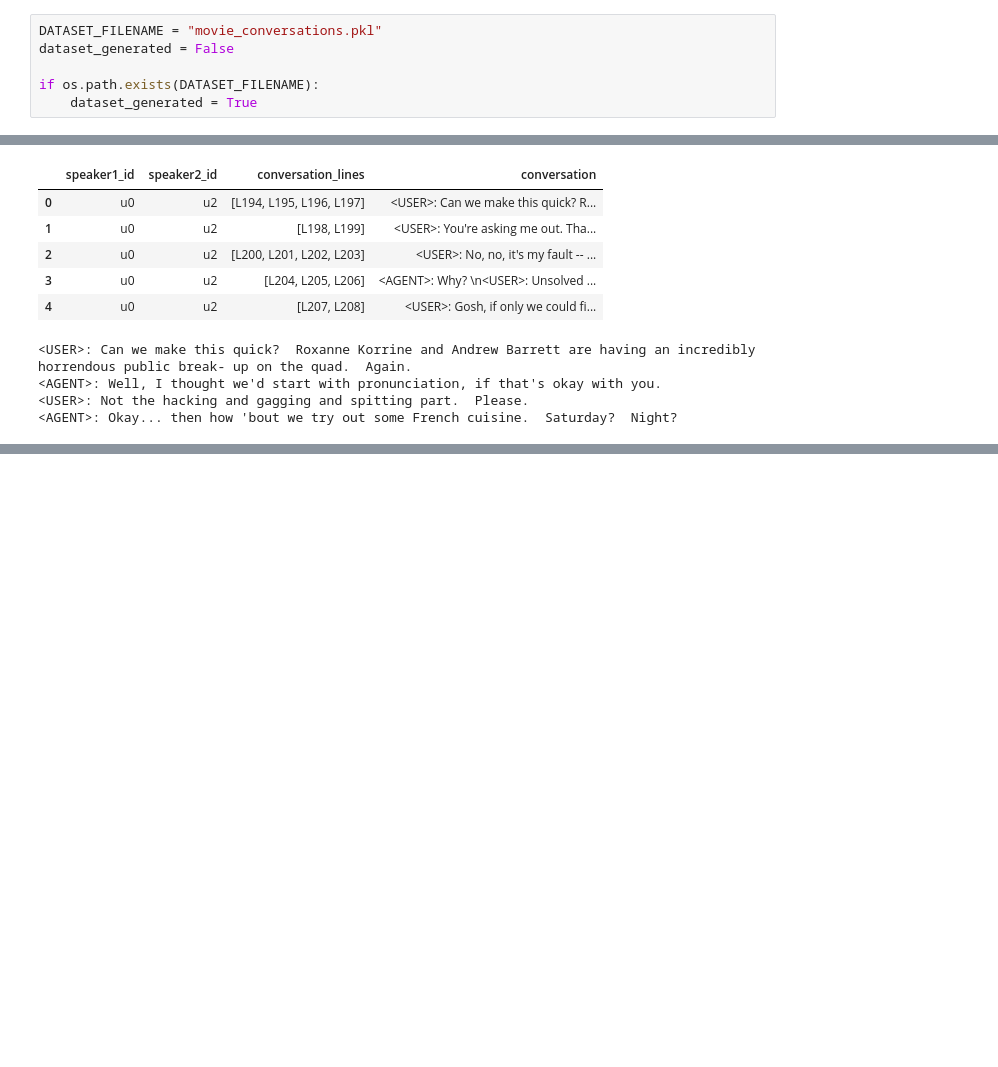
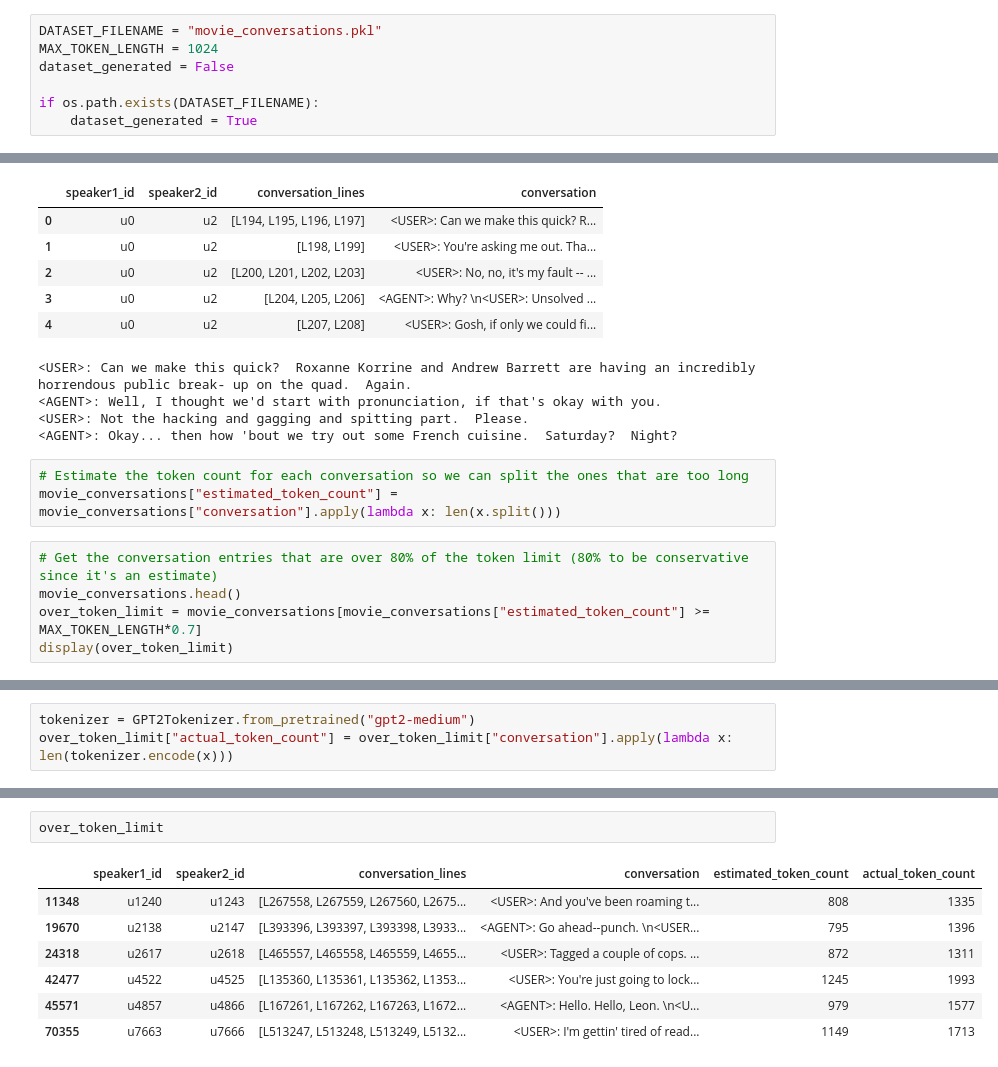
Before and after one commit to julietlawton/generative-chat-bot, a Jupyter notebook: project.ipynb, the cells around one changed output, grey strips where cells are left out. Cells and saved outputs as stored; diff of their text form; blank space fills up the shorter version.

Commit message:
Check token length to split entries that are too long

```diff
--- a/project.ipynb
+++ b/project.ipynb
@@ -17,6 +17,7 @@ INFO: Pandarallel will run on 8 workers.
 INFO: Pandarallel will use standard multiprocessing data transfer (pipe) to transfer data between the main process and workers.
 # %%
 DATASET_FILENAME = "movie_conversations.pkl"
+MAX_TOKEN_LENGTH = 1024
 dataset_generated = False
 
 if os.path.exists(DATASET_FILENAME):
@@ -156,3 +173,11 @@ print(movie_conversations["conversation"].head(1).values[0])
 <AGENT>: Well, I thought we'd start with pronunciation, if that's okay with you.
 <USER>: Not the hacking and gagging and spitting part.  Please.
 <AGENT>: Okay... then how 'bout we try out some French cuisine.  Saturday?  Night?
+# %%
+# Estimate the token count for each conversation so we can split the ones that are too long
+movie_conversations["estimated_token_count"] = movie_conversations["conversation"].apply(lambda x: len(x.split()))
+# %%
+# Get the conversation entries that are over 80% of the token limit (80% to be conservative since it's an estimate)
+movie_conversations.head()
+over_token_limit = movie_conversations[movie_conversations["estimated_token_count"] >= MAX_TOKEN_LENGTH*0.7]
+display(over_token_limit)
@@ -158,0 +192,3 @@ print(movie_conversations["conversation"].head(1).values[0])
+# %%
+tokenizer = GPT2Tokenizer.from_pretrained("gpt2-medium")
+over_token_limit["actual_token_count"] = over_token_limit["conversation"].apply(lambda x: len(tokenizer.encode(x)))
@@ -158,0 +202,10 @@ print(movie_conversations["conversation"].head(1).values[0])
+# %%
+over_token_limit
+# %% [output]
+|  | speaker1_id | speaker2_id | conversation_lines | conversation | estimated_token_count | actual_token_count |
+| 11348 | u1240 | u1243 | [L267558, L267559, L267560, L2675... | <USER>: And you've been roaming t... | 808 | 1335 |
+| 19670 | u2138 | u2147 | [L393396, L393397, L393398, L3933... | <AGENT>: Go ahead--punch. \n<USER... | 795 | 1396 |
+| 24318 | u2617 | u2618 | [L465557, L465558, L465559, L4655... | <USER>: Tagged a couple of cops. ... | 872 | 1311 |
+| 42477 | u4522 | u4525 | [L135360, L135361, L135362, L1353... | <USER>: You're just going to lock... | 1245 | 1993 |
+| 45571 | u4857 | u4866 | [L167261, L167262, L167263, L1672... | <AGENT>: Hello. Hello, Leon. \n<U... | 979 | 1577 |
+| 70355 | u7663 | u7666 | [L513247, L513248, L513249, L5132... | <USER>: I'm gettin' tired of read... | 1149 | 1713 |
```
Also changed, not shown: parts of 3 cells of this notebook.
